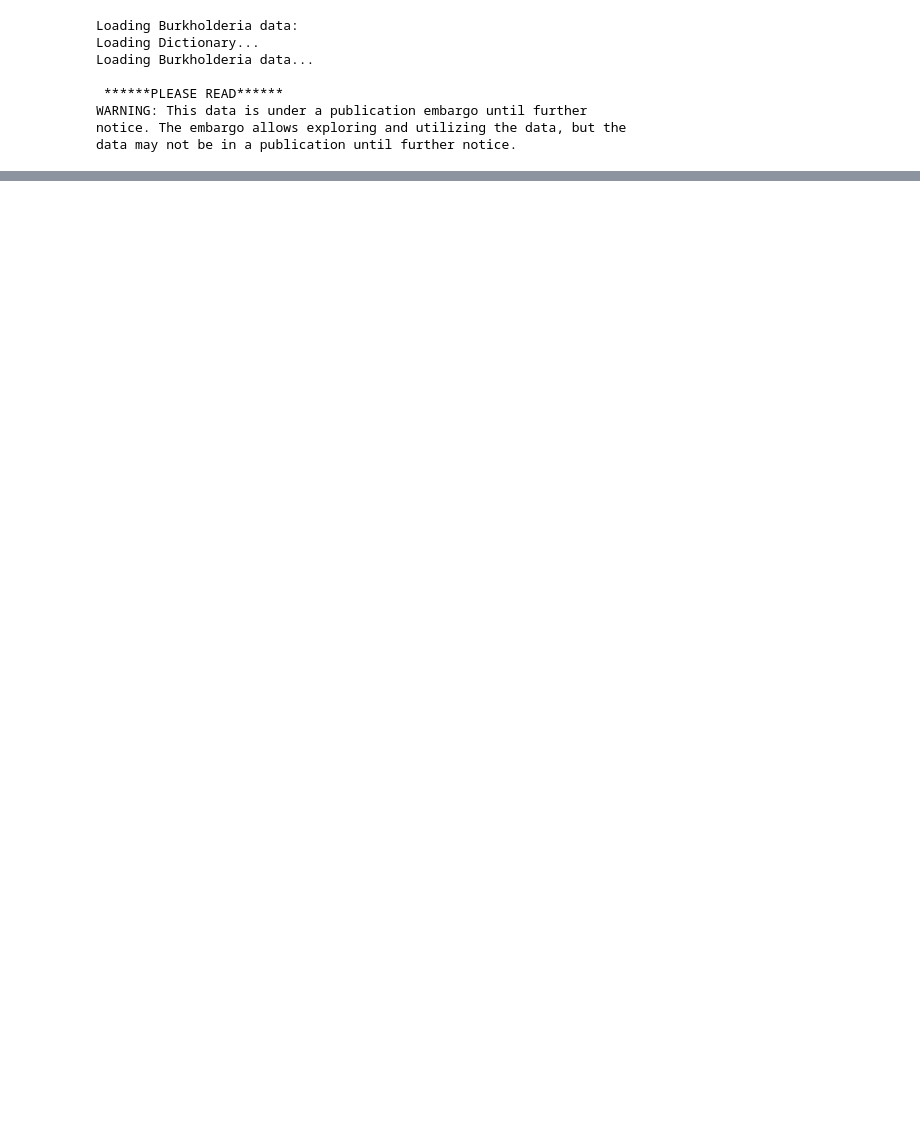
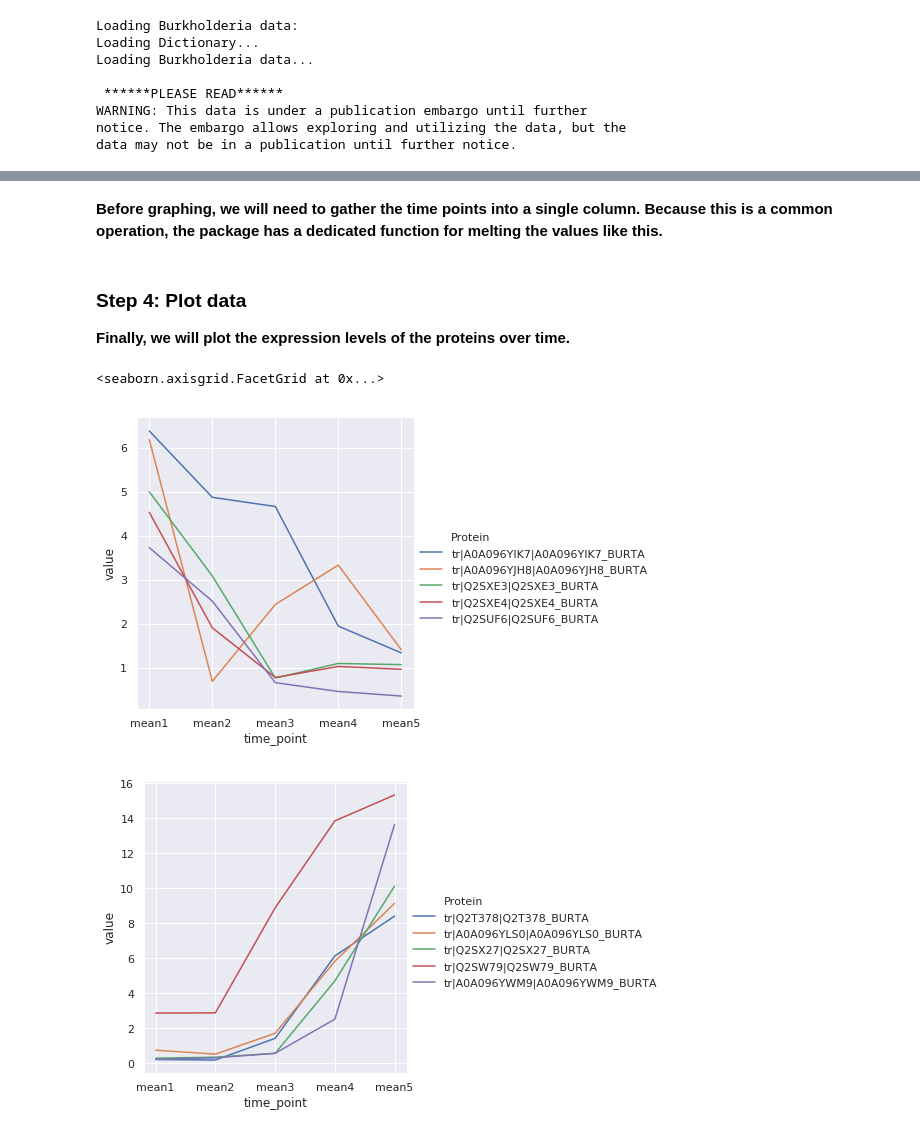
Before and after one commit to PayneLab/PayneLabData, a Jupyter notebook: PayneLabData/BurkholderiaTimeCourse/doc/use-case-1.ipynb, the cells around one changed output, grey strips where cells are left out. Drawn from its saved outputs; the diff is of its cells as text; code cells hidden in the pictures; blank space fills up the shorter version.

```diff
--- a/PayneLabData/BurkholderiaTimeCourse/doc/use-case-1.ipynb
+++ b/PayneLabData/BurkholderiaTimeCourse/doc/use-case-1.ipynb
@@ -60,0 +25,2 @@ plt.show()
+# %%
+means = btc.get_means(btc.no_glucose)
@@ -60,0 +30,25 @@ plt.show()
+# %%
+means['changeOverTime'] = means.mean5 - means.mean1
+means.sort_values(by='changeOverTime', inplace=True)
+
+decreasing = means.iloc[0:5,:]
+increasing = means.iloc[-5:,:]
+# %% [markdown]
+<b>Before graphing, we will need to gather the time points into a single column. Because this is a common operation, the package has a dedicated function for melting the values like this.</b>
+# %%
+decreasing_melted = btc.melt_time_points(decreasing)
+increasing_melted = btc.melt_time_points(increasing)
+# %% [markdown]
+### Step 4: Plot data
+
+<b>Finally, we will plot the expression levels of the proteins over time.</b>
+# %%
+sns.set(style="darkgrid")
+sns.relplot(x = "time_point", y = "value",data = decreasing_melted,
+            kind="line", hue="Protein")
+sns.relplot(x = "time_point", y = "value", data = increasing_melted,
+            kind="line", hue="Protein")
+# %% [output]
+<seaborn.axisgrid.FacetGrid at 0x...>
+[figure, added]
+[figure, added]
```
Also changed, not shown: parts of 16 cells of this notebook, 4 other files.
